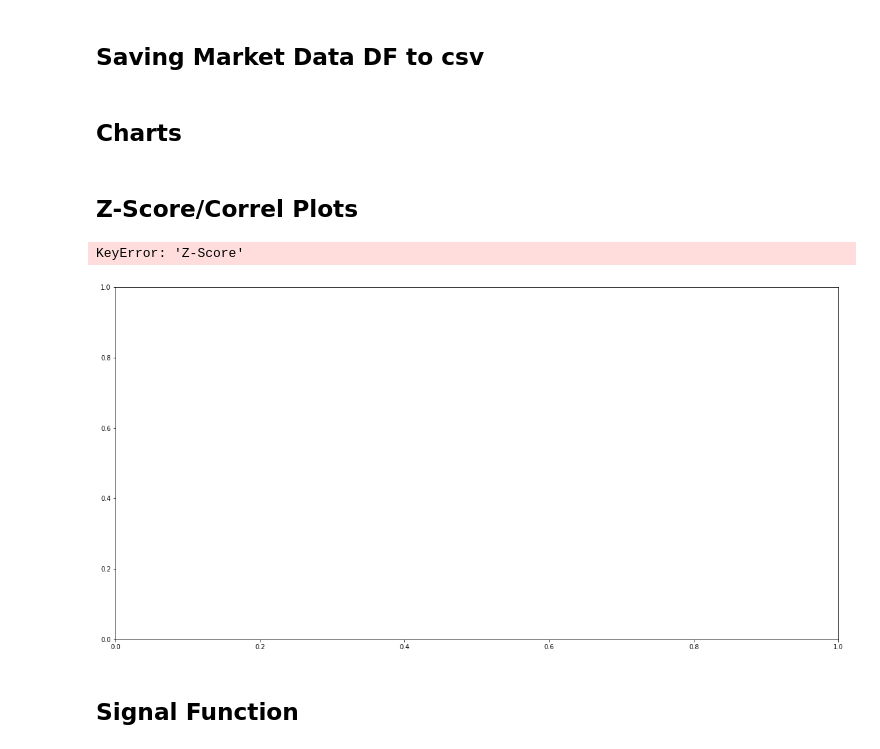
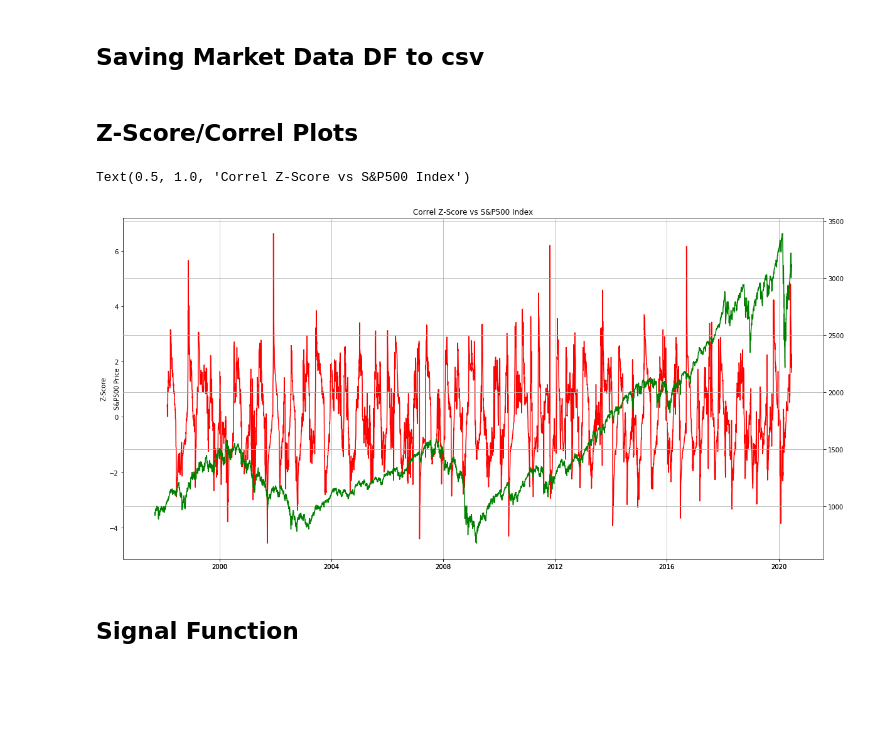
Before and after one commit to gfisherjr/Market_Movement_Indicators, a Jupyter notebook: starter_files/Ben/Ben - Market Movements.ipynb, the cells around one changed output. Saved outputs shown, nothing was run; the diff lists cells and outputs as text; code cells hidden in the pictures; blank space fills up the shorter version.

```diff
--- a/starter_files/Ben/Ben - Market Movements.ipynb
+++ b/starter_files/Ben/Ben - Market Movements.ipynb
@@ -289,2 +282,0 @@ pnl_csv
-# %% [markdown]
-## Charts
@@ -300,27 +285,27 @@ plt.title('Capital Growth over time')
 # %%
 # fig = plt.figure(figsize = (20,10))
 
 # plt.plot(Final_Market_Data_df['Date'],Final_Market_Data_df[str(Rolling_window)+ 'Z-Score'],'-g', label="Z-Score")
 # plt.grid(True)
 # plt.title('Correlation Z-Score ')
 
 # Generating the chart
 fig1 = plt.figure(figsize = (20,10))
 
 ax3 = fig1.add_subplot(111)
-line3 = ax3.plot(Final_Market_Data_df['Date'],Final_Market_Data_df['Z-Score'],'-r', label="Z-Score")
+line3 = ax3.plot(Final_Market_Data_df['Date'],Final_Market_Data_df['Z_Score'],'-r', label="Z-Score")
 plt.ylabel("Z-Score")
 
 ax4 = fig1.add_subplot(111, sharex=ax3, frameon=False)
-line4 = ax4.plot(Final_Market_Data_df['Date'],Final_Market_Data_df['Closing Price'],'-g', label="Z-Score")
+line4 = ax4.plot(Final_Market_Data_df['Date'],Final_Market_Data_df['Closing_Price'],'-g', label="Z-Score")
 ax4.yaxis.tick_right()
 plt.ylabel('S&P500 Price')
 
 plt.grid(True)
 plt.title('Correl Z-Score vs S&P500 Index')
 # %% [output]
-KeyError: 'Z-Score'
+Text(0.5, 1.0, 'Correl Z-Score vs S&P500 Index')
-[figure, old version]
+[figure, new version]
 # %%
 # Plotting the S&P500
 
```
Also changed, not shown: parts of 6 cells of this notebook, 3 other files.
